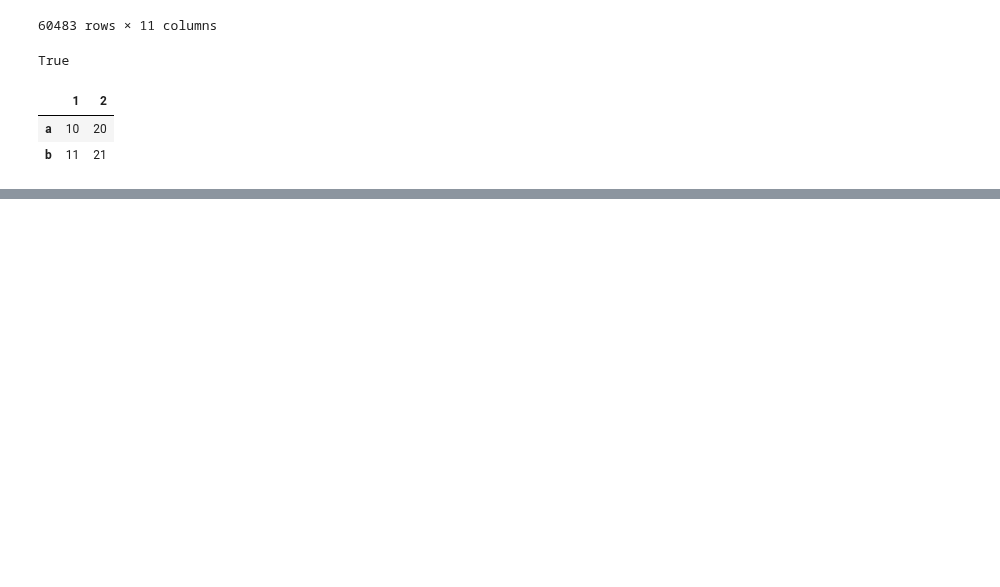
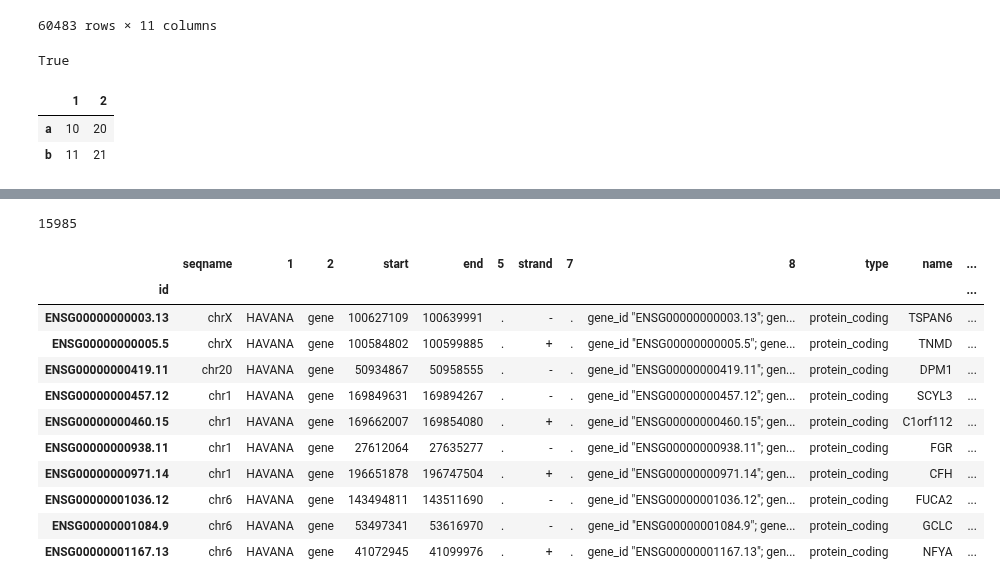
Before and after one commit to andrew-weisman/target_classification, a Jupyter notebook: main.ipynb, the cells around one changed output, grey strips where cells are left out. Saved outputs shown, nothing was run; the diff lists cells and outputs as text; code cells hidden in the pictures; blank space fills up the shorter version.

```diff
--- a/main.ipynb
+++ b/main.ipynb
@@ -218,0 +402,6 @@ df_gencode
+# %%
+df_gencode_exons.index[:100]
+tmp = df_gencode_exons[df_gencode_exons.index=='ENSG00000000457.12']
+(tmp['end'] - tmp['start'] + 1).sum()
+# %% [output]
+15985
@@ -218,0 +421,15 @@ df_gencode
+# %%
+df_gencode_genes[:10]
+# %% [output]
+|  | seqname | 1 | 2 | start | end | 5 | strand | 7 | 8 | type | name | ... |
+| id |  |  |  |  |  |  |  |  |  |  |  | ... |
+| ENSG00000000003.13 | chrX | HAVANA | gene | 100627109 | 100639991 | . | - | . | gene_id "ENSG00000000003.13"; gen... | protein_coding | TSPAN6 | ... |
+| ENSG00000000005.5 | chrX | HAVANA | gene | 100584802 | 100599885 | . | + | . | gene_id "ENSG00000000005.5"; gene... | protein_coding | TNMD | ... |
+| ENSG00000000419.11 | chr20 | HAVANA | gene | 50934867 | 50958555 | . | - | . | gene_id "ENSG00000000419.11"; gen... | protein_coding | DPM1 | ... |
+| ENSG00000000457.12 | chr1 | HAVANA | gene | 169849631 | 169894267 | . | - | . | gene_id "ENSG00000000457.12"; gen... | protein_coding | SCYL3 | ... |
+| ENSG00000000460.15 | chr1 | HAVANA | gene | 169662007 | 169854080 | . | + | . | gene_id "ENSG00000000460.15"; gen... | protein_coding | C1orf112 | ... |
+| ENSG00000000938.11 | chr1 | HAVANA | gene | 27612064 | 27635277 | . | - | . | gene_id "ENSG00000000938.11"; gen... | protein_coding | FGR | ... |
+| ENSG00000000971.14 | chr1 | HAVANA | gene | 196651878 | 196747504 | . | + | . | gene_id "ENSG00000000971.14"; gen... | protein_coding | CFH | ... |
+| ENSG00000001036.12 | chr6 | HAVANA | gene | 143494811 | 143511690 | . | - | . | gene_id "ENSG00000001036.12"; gen... | protein_coding | FUCA2 | ... |
+| ENSG00000001084.9 | chr6 | HAVANA | gene | 53497341 | 53616970 | . | - | . | gene_id "ENSG00000001084.9"; gene... | protein_coding | GCLC | ... |
+| ENSG00000001167.13 | chr6 | HAVANA | gene | 41072945 | 41099976 | . | + | . | gene_id "ENSG00000001167.13"; gen... | protein_coding | NFYA | ... |
```
Also changed, not shown: parts of 31 cells of this notebook.
